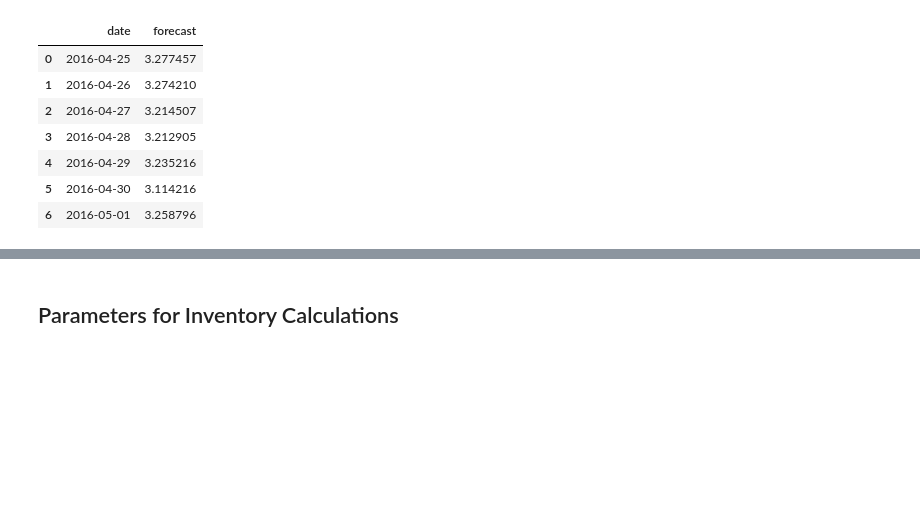
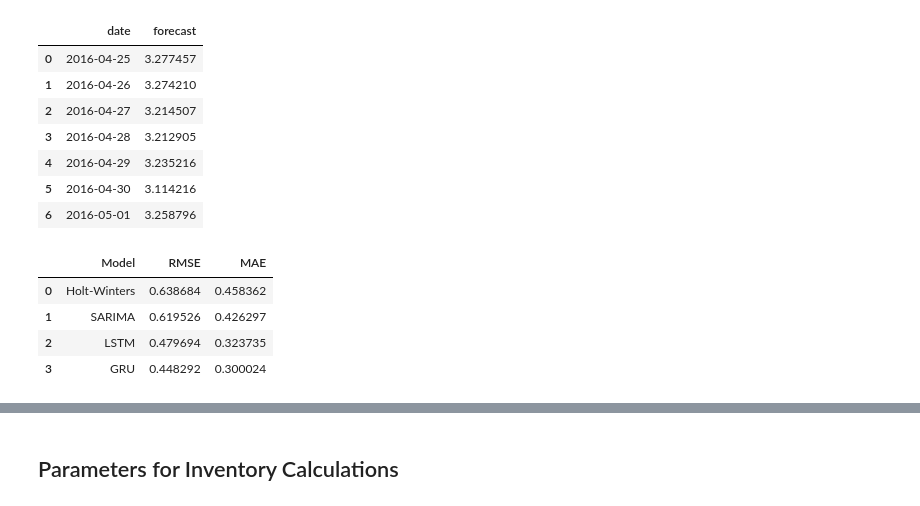
Before and after one commit to MasudRana2406/Integrating-Demand-Forecasting-and-Inventory-Optimization, a Jupyter notebook: Integration_Retail_Demand_Forecasting_&_Inventory_Optimization.ipynb, the cells around one changed output, grey strips where cells are left out. Saved outputs shown, nothing was run; the diff lists cells and outputs as text; code cells hidden in the pictures; blank space fills up the shorter version.

```diff
--- a/Integration_Retail_Demand_Forecasting_&_Inventory_Optimization.ipynb
+++ b/Integration_Retail_Demand_Forecasting_&_Inventory_Optimization.ipynb
@@ -1342,6 +1342,22 @@ Forecast for next 7 days:
 | 4 | 2016-04-29 | 3.235216 |
 | 5 | 2016-04-30 | 3.114216 |
 | 6 | 2016-05-01 | 3.258796 |
+# %%
+metrics = {
+    'Model': ['Holt-Winters', 'SARIMA', 'LSTM', 'GRU'],
+    'RMSE': [hw_rmse, sarima_rmse,  rmse, rmse_gru],
+    'MAE': [hw_mae, sarima_mae,  mae, mae_gru],
+
+}
+
+df_metrics = pd.DataFrame(metrics)
+df_metrics
+# %% [output]
+|  | Model | RMSE | MAE |
+| 0 | Holt-Winters | 0.638684 | 0.458362 |
+| 1 | SARIMA | 0.619526 | 0.426297 |
+| 2 | LSTM | 0.479694 | 0.323735 |
+| 3 | GRU | 0.448292 | 0.300024 |
 # %%
 # Rank by RMSE
 
```
Also changed, not shown: parts of 1 cell of this notebook.
